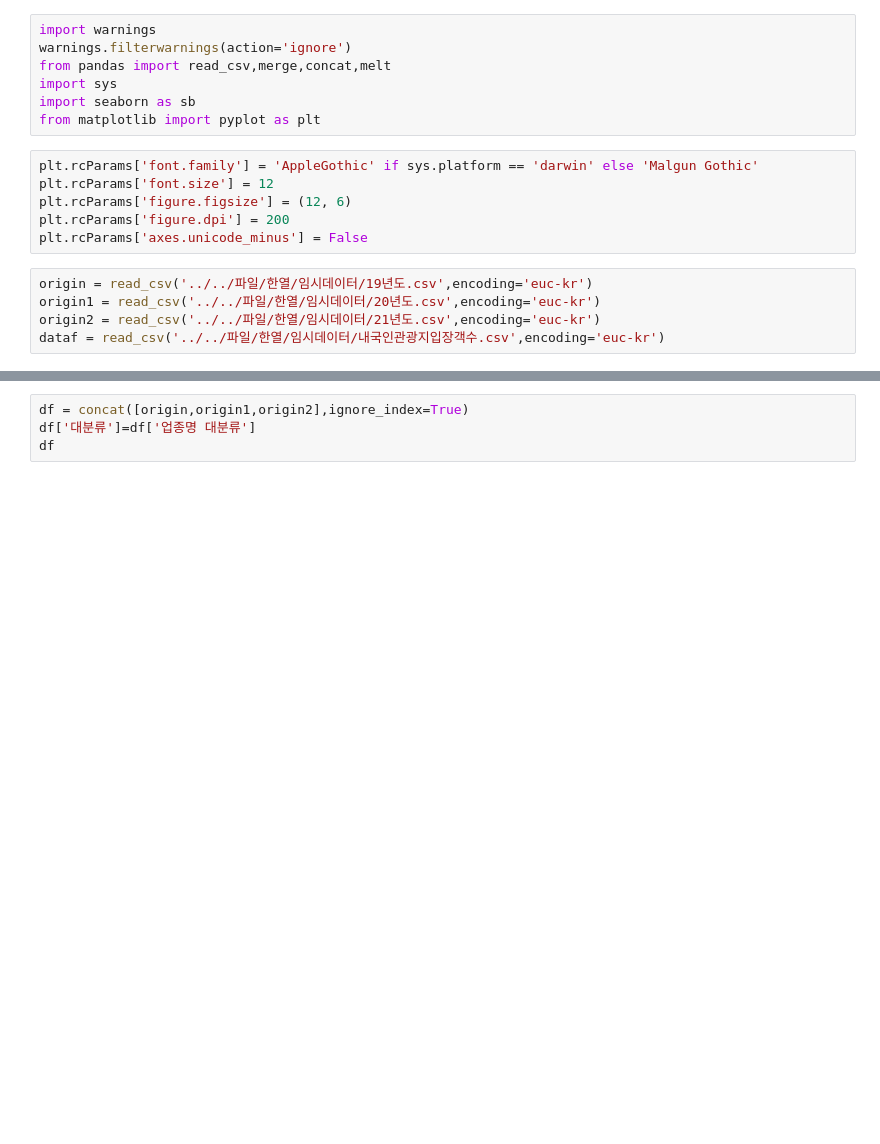
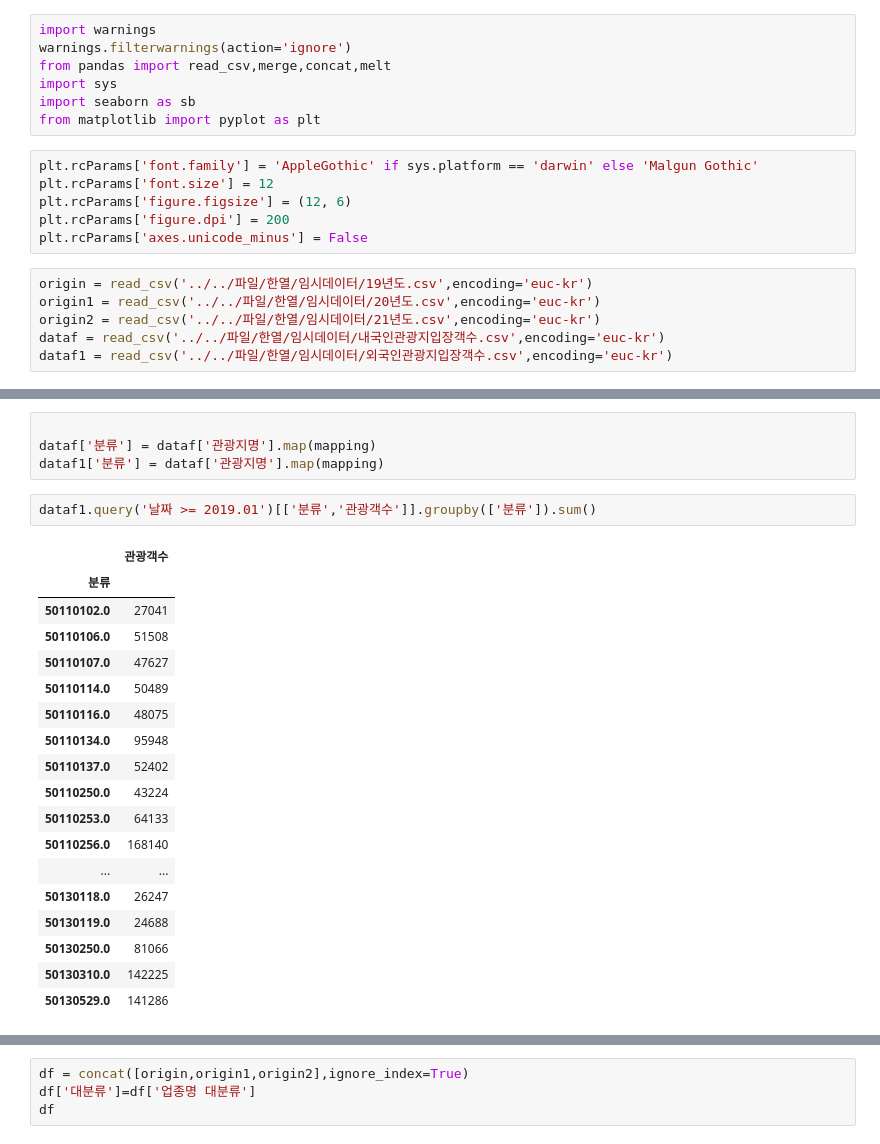
Before and after one commit to hyk2202/semi_project_2, a Jupyter notebook: Vscode/한열/read_csv.ipynb, the cells around one changed output, grey strips where cells are left out. Drawn from its saved outputs; the diff is of its cells as text; blank space fills up the shorter version.

```diff
--- a/Vscode/한열/read_csv.ipynb
+++ b/Vscode/한열/read_csv.ipynb
@@ -16,3 +16,4 @@ origin = read_csv('../../파일/한열/임시데이터/19년도.csv',encoding='e
 origin1 = read_csv('../../파일/한열/임시데이터/20년도.csv',encoding='euc-kr')
 origin2 = read_csv('../../파일/한열/임시데이터/21년도.csv',encoding='euc-kr')
 dataf = read_csv('../../파일/한열/임시데이터/내국인관광지입장객수.csv',encoding='euc-kr')
+dataf1 = read_csv('../../파일/한열/임시데이터/외국인관광지입장객수.csv',encoding='euc-kr')
@@ -35,0 +49,25 @@ Name: 관광지명, Length: 5819, dtype: object>
+# %%
+
+dataf['분류'] = dataf['관광지명'].map(mapping)
+dataf1['분류'] = dataf['관광지명'].map(mapping)
+# %%
+dataf1.query('날짜 >= 2019.01')[['분류','관광객수']].groupby(['분류']).sum()
+# %% [output]
+|  | 관광객수 |
+| 분류 |  |
+| 50110102.0 | 27041 |
+| 50110106.0 | 51508 |
+| 50110107.0 | 47627 |
+| 50110114.0 | 50489 |
+| 50110116.0 | 48075 |
+| 50110134.0 | 95948 |
+| 50110137.0 | 52402 |
+| 50110250.0 | 43224 |
+| 50110253.0 | 64133 |
+| 50110256.0 | 168140 |
+| ... | ... |
+| 50130118.0 | 26247 |
+| 50130119.0 | 24688 |
+| 50130250.0 | 81066 |
+| 50130310.0 | 142225 |
+| 50130529.0 | 141286 |
```
Also changed, not shown: parts of 6 cells of this notebook, 3 other files.
